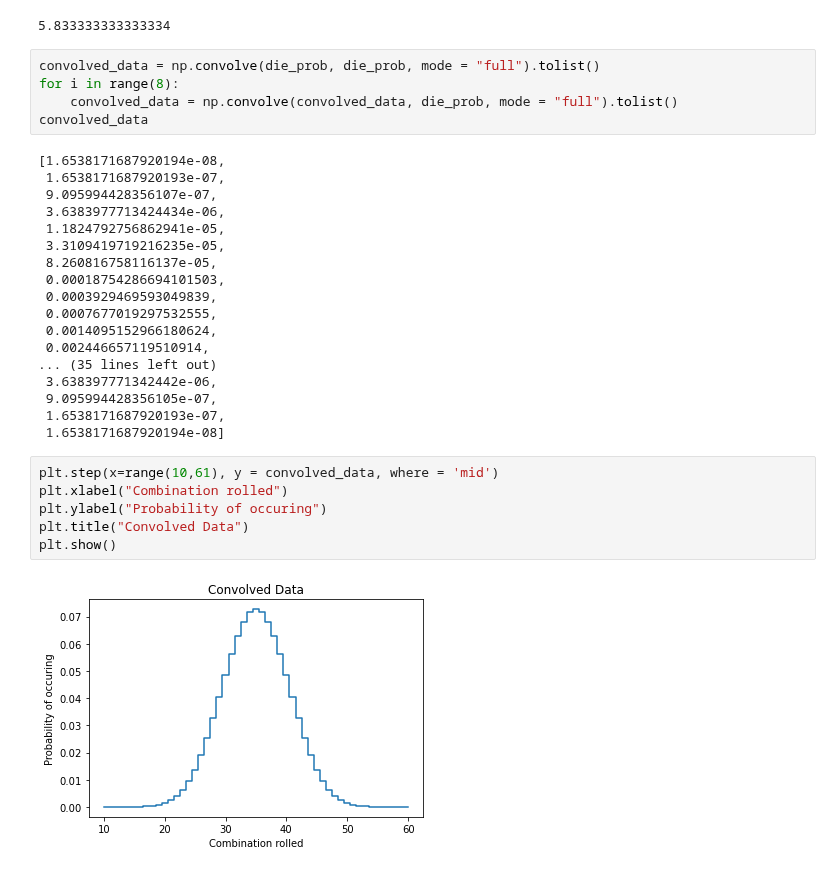
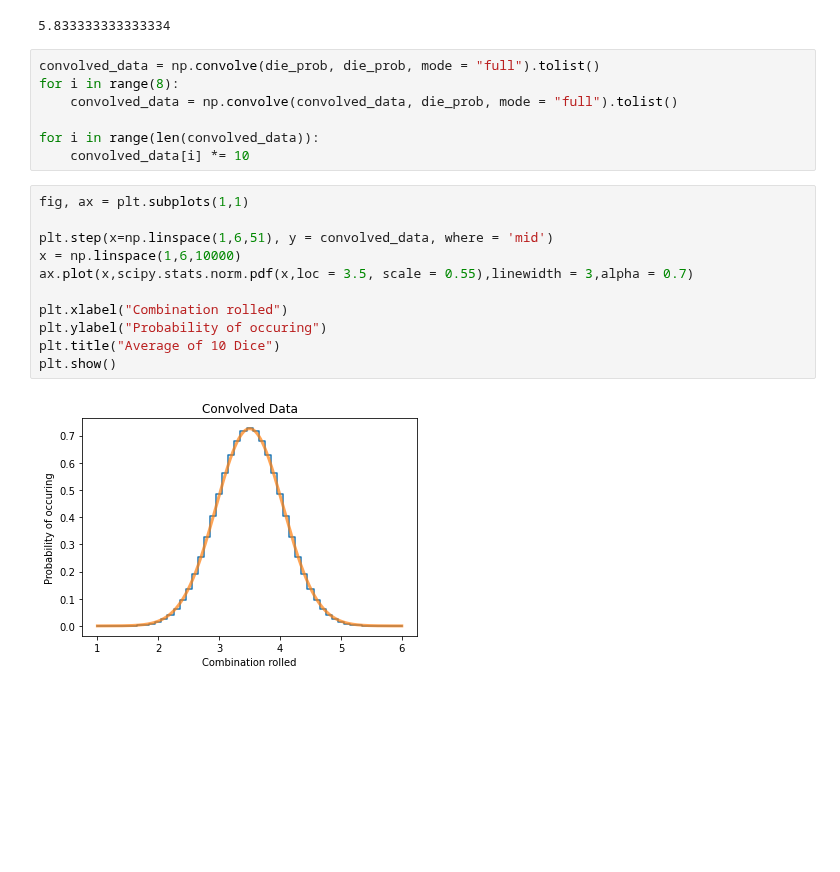
Before and after one commit to WyattOtsuka/PHYS434, a Jupyter notebook: HW2.ipynb, the cells around one changed output. Cells and saved outputs as stored; diff of their text form; blank space fills up the shorter version.

```diff
--- a/HW2.ipynb
+++ b/HW2.ipynb
@@ -97,30 +74,19 @@ var
 convolved_data = np.convolve(die_prob, die_prob, mode = "full").tolist()
 for i in range(8):
     convolved_data = np.convolve(convolved_data, die_prob, mode = "full").tolist()
-convolved_data
+
+for i in range(len(convolved_data)):
+    convolved_data[i] *= 10
-# %% [output]
-[1.6538171687920194e-08,
- 1.6538171687920193e-07,
- 9.095994428356107e-07,
- 3.6383977713424434e-06,
- 1.1824792756862941e-05,
- 3.3109419719216235e-05,
- 8.260816758116137e-05,
- 0.00018754286694101503,
- 0.0003929469593049839,
- 0.0007677019297532555,
- 0.0014095152966180624,
- 0.002446657119510914,
-... (35 lines left out)
- 3.638397771342442e-06,
- 9.095994428356105e-07,
- 1.6538171687920193e-07,
- 1.6538171687920194e-08]
 # %%
-plt.step(x=range(10,61), y = convolved_data, where = 'mid')
+fig, ax = plt.subplots(1,1)
+
+plt.step(x=np.linspace(1,6,51), y = convolved_data, where = 'mid')
+x = np.linspace(1,6,10000)
+ax.plot(x,scipy.stats.norm.pdf(x,loc = 3.5, scale = 0.55),linewidth = 3,alpha = 0.7)
+
 plt.xlabel("Combination rolled")
 plt.ylabel("Probability of occuring")
-plt.title("Convolved Data")
+plt.title("Average of 10 Dice")
 plt.show()
 # %% [output]
-[figure, old version]
+[figure, new version]
```
Also changed, not shown: parts of 7 cells of this notebook.
